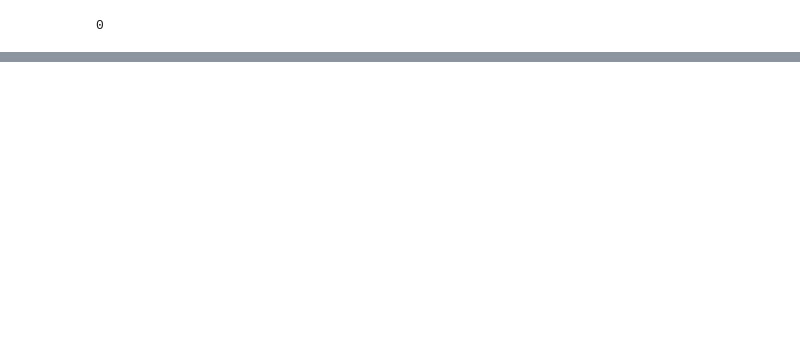
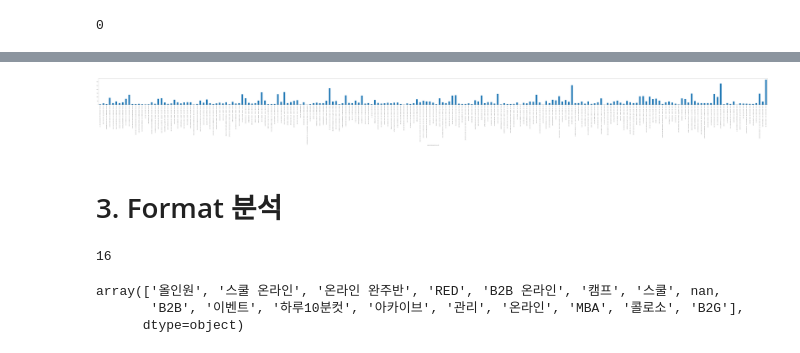
Before and after one commit to yd-online3/fc_miniproject, a Jupyter notebook: fc_mini_정인식.ipynb, the cells around one changed output, grey strips where cells are left out. Saved outputs shown, nothing was run; the diff lists cells and outputs as text; code cells hidden in the pictures; blank space fills up the shorter version.

Commit message:
Feat: EDA course title , format type

```diff
--- a/fc_mini_정인식.ipynb
+++ b/fc_mini_정인식.ipynb
@@ -242,0 +298,19 @@ plt.show()
+# %%
+plt.figure(figsize=(200,8))
+data2.groupby(['category_title', 'subcategory_title','course_title'])['id'].count().plot(kind='bar')
+plt.xticks(rotation=-90)
+plt.show()
+# %% [output]
+[figure, added]
+# %% [markdown]
+# 3. Format 분석
+# %%
+data2['format'].isna().sum()
+# %% [output]
+16
+# %%
+data2['format'].unique()
+# %% [output]
+array(['올인원', '스쿨 온라인', '온라인 완주반', 'RED', 'B2B 온라인', '캠프', '스쿨', nan,
+       'B2B', '이벤트', '하루10분컷', '아카이브', '관리', '온라인', 'MBA', '콜로소', 'B2G'],
+      dtype=object)
```
Also changed, not shown: parts of 33 cells of this notebook.
